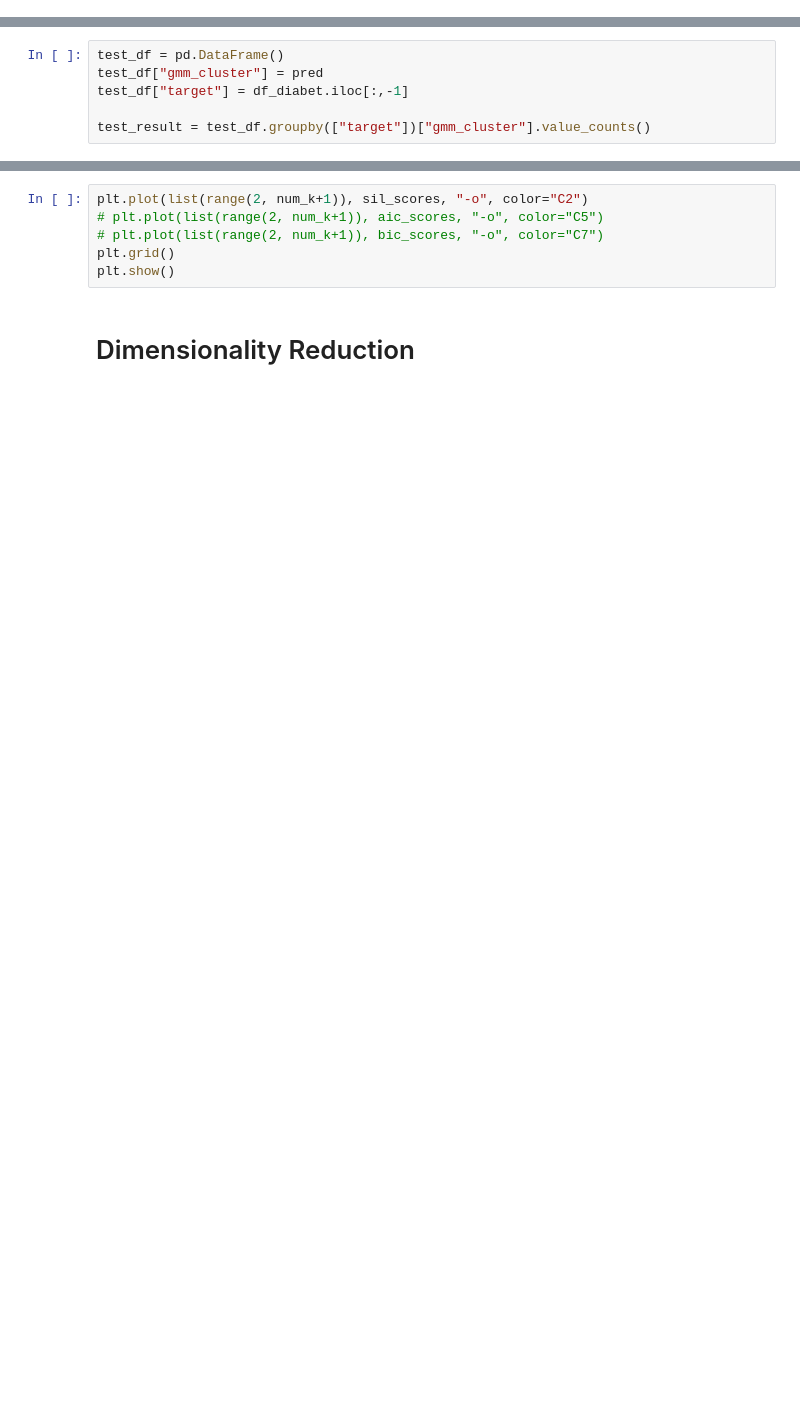
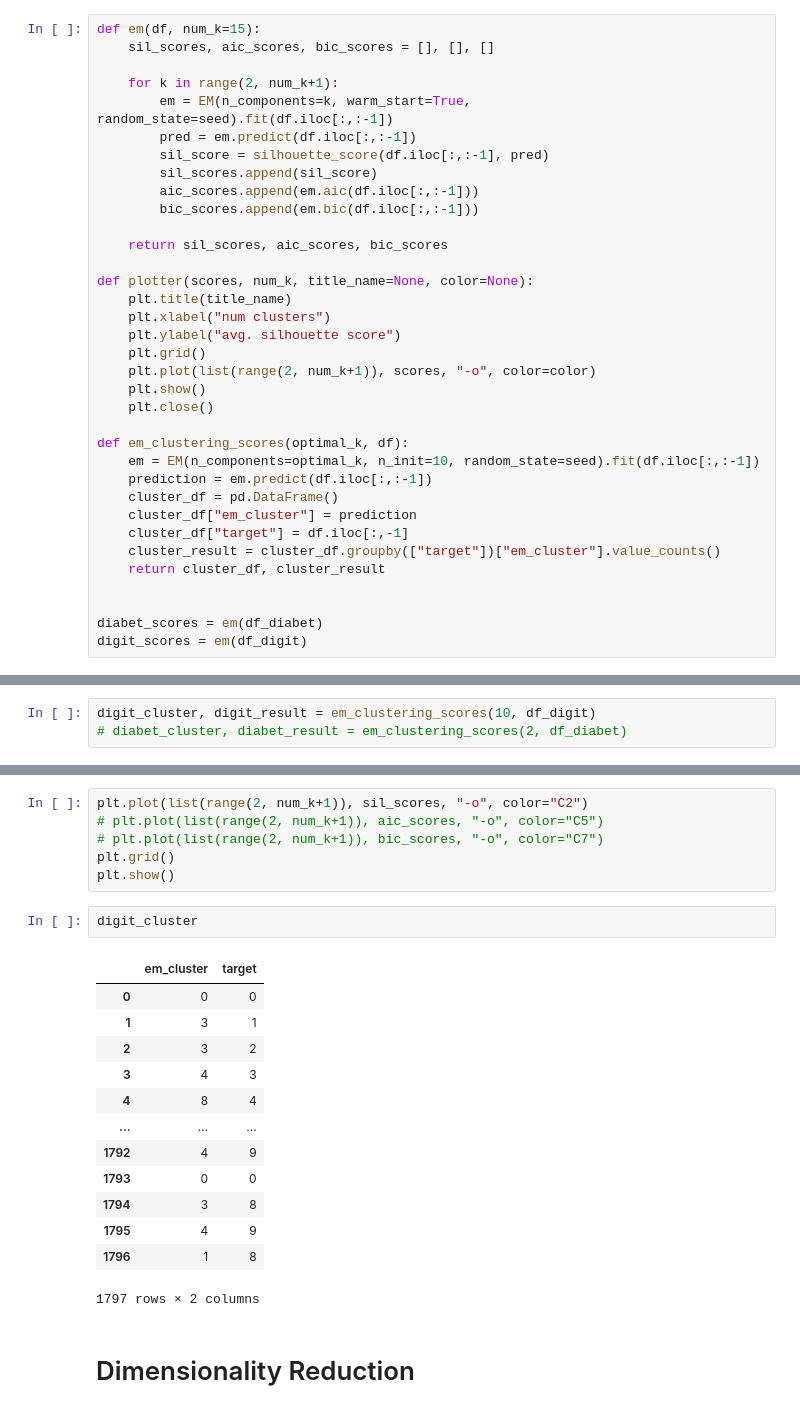
Before and after one commit to rainmaker712/machine-learning-note, a Jupyter notebook: unsupervised_learning/unsupervised_learning.ipynb, the cells around one changed output, grey strips where cells are left out. Saved outputs shown, nothing was run; the diff lists cells and outputs as text; blank space fills up the shorter version.

```diff
--- a/unsupervised_learning/unsupervised_learning.ipynb
+++ b/unsupervised_learning/unsupervised_learning.ipynb
@@ -207,0 +198,35 @@ for k in range(2, num_k+1):
+# %%
+def em(df, num_k=15):
+    sil_scores, aic_scores, bic_scores = [], [], []
+
+    for k in range(2, num_k+1):
+        em = EM(n_components=k, warm_start=True, random_state=seed).fit(df.iloc[:,:-1])
+        pred = em.predict(df.iloc[:,:-1])
+        sil_score = silhouette_score(df.iloc[:,:-1], pred)
+        sil_scores.append(sil_score)
+        aic_scores.append(em.aic(df.iloc[:,:-1]))
+        bic_scores.append(em.bic(df.iloc[:,:-1]))
+
+    return sil_scores, aic_scores, bic_scores
+
+def plotter(scores, num_k, title_name=None, color=None):
+    plt.title(title_name)
+    plt.xlabel("num clusters")
+    plt.ylabel("avg. silhouette score")
+    plt.grid()
+    plt.plot(list(range(2, num_k+1)), scores, "-o", color=color)
+    plt.show()
+    plt.close()
+
+def em_clustering_scores(optimal_k, df):
+    em = EM(n_components=optimal_k, n_init=10, random_state=seed).fit(df.iloc[:,:-1])
+    prediction = em.predict(df.iloc[:,:-1])
+    cluster_df = pd.DataFrame()
+    cluster_df["em_cluster"] = prediction
+    cluster_df["target"] = df.iloc[:,-1]
+    cluster_result = cluster_df.groupby(["target"])["em_cluster"].value_counts()
+    return cluster_df, cluster_result
+
+
+diabet_scores = em(df_diabet)
+digit_scores = em(df_digit)
@@ -208,6 +242,3 @@ for k in range(2, num_k+1):
 # %%
-test_df = pd.DataFrame()
-test_df["gmm_cluster"] = pred
-test_df["target"] = df_diabet.iloc[:,-1]
-
-test_result = test_df.groupby(["target"])["gmm_cluster"].value_counts()
+digit_cluster, digit_result = em_clustering_scores(10, df_digit)
+# diabet_cluster, diabet_result = em_clustering_scores(2, df_diabet)
@@ -217,5 +264,21 @@ plt.plot(list(range(2, num_k+1)), sil_scores, "-o", color="C2")
 # plt.plot(list(range(2, num_k+1)), bic_scores, "-o", color="C7")
 plt.grid()
 plt.show()
+# %%
+digit_cluster
+# %% [output]
+|  | em_cluster | target |
+| 0 | 0 | 0 |
+| 1 | 3 | 1 |
+| 2 | 3 | 2 |
+| 3 | 4 | 3 |
+| 4 | 8 | 4 |
+| ... | ... | ... |
+| 1792 | 4 | 9 |
+| 1793 | 0 | 0 |
+| 1794 | 3 | 8 |
+| 1795 | 4 | 9 |
+| 1796 | 1 | 8 |
+1797 rows × 2 columns
 # %% [markdown]
 # Dimensionality Reduction
```
Also changed, not shown: parts of 12 cells of this notebook, 1 other file.
